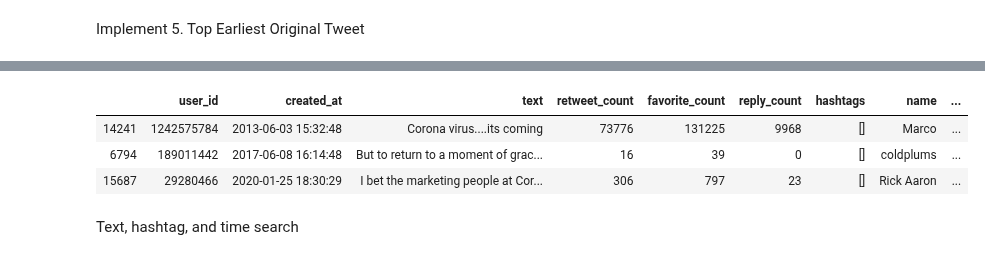
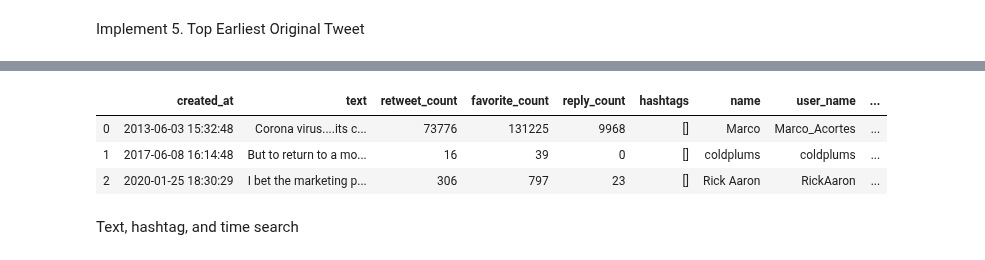
Before and after one commit to Hui-Dora-Wang/Search-Application-on-Twitter, a Jupyter notebook: search_app.ipynb, the cells around one changed output, grey strips where cells are left out. Drawn from its saved outputs; the diff is of its cells as text; code cells hidden in the pictures.

```diff
--- a/search_app.ipynb
+++ b/search_app.ipynb
@@ -12,7 +12,7 @@ import time
 import re
 import datetime
 pd.set_option('display.max_rows', 5)
-pd.set_option('display.max_colwidth', -1)
+pd.set_option('display.max_colwidth', 25)
 # %%
 # function to cheack whether an object (data) contains attribute (x) or not
 def check_var(data, x):
@@ -403,8 +381,21 @@ Wall time: 67.5 ms
 # %% [markdown]
 Implement 5. Top Earliest Original Tweet
+# %%
+# define function for joining with User table
+def result_with_user (tweet):
+    s_user = tuple(tweet["user_id"].tolist())
+    params = {'l': s_user}
+
+    cur.execute('SELECT * FROM users_data where user_id in %(l)s', params)
+    search_user = pd.DataFrame(cur.fetchall())
+    search_user.columns = [i[0] for i in cur.description]
+
+    search_full = pd.merge(tweet, search_user, how = 'left', on = ['user_id']).drop(['_id', 'id', 'user_id'], axis = 1)
+    return search_full
 # %%
 %%time
 # Top earliest created original tweet that is still getting retweeted in the time slot.
-full_table['created_at'] = pd.to_datetime(full_table['created_at'])
-full_table.sort_values(by = ['created_at'], ascending = (True)).head(3)
+
+early_top = pd.DataFrame(tweet.find().sort([("created_at",1)]).limit(3))
+result_with_user(early_top)
 # %% [output]
@@ -413,7 +403,7 @@ Wall time: 9.17 ms
-|  | user_id | created_at | text | retweet_count | favorite_count | reply_count | hashtags | name | ... |
-| 14241 | 1242575784 | 2013-06-03 15:32:48 | Corona virus....its coming | 73776 | 131225 | 9968 | [] | Marco | ... |
-| 6794 | 189011442 | 2017-06-08 16:14:48 | But to return to a moment of grac... | 16 | 39 | 0 | [] | coldplums | ... |
-| 15687 | 29280466 | 2020-01-25 18:30:29 | I bet the marketing people at Cor... | 306 | 797 | 23 | [] | Rick Aaron | ... |
+|  | created_at | text | retweet_count | favorite_count | reply_count | hashtags | name | user_name | ... |
+| 0 | 2013-06-03 15:32:48 | Corona virus....its c... | 73776 | 131225 | 9968 | [] | Marco | Marco_Acortes | ... |
+| 1 | 2017-06-08 16:14:48 | But to return to a mo... | 16 | 39 | 0 | [] | coldplums | coldplums | ... |
+| 2 | 2020-01-25 18:30:29 | I bet the marketing p... | 306 | 797 | 23 | [] | Rick Aaron | RickAaron | ... |
 # %% [markdown]
 Text, hashtag, and time search
 # %%
```
Also changed, not shown: parts of 14 cells of this notebook.
